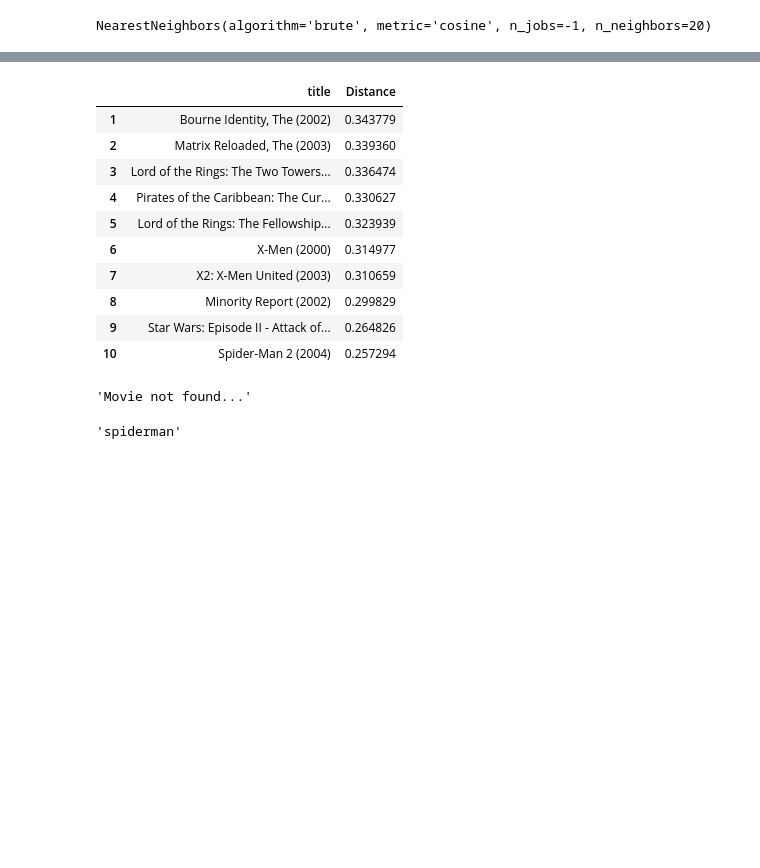
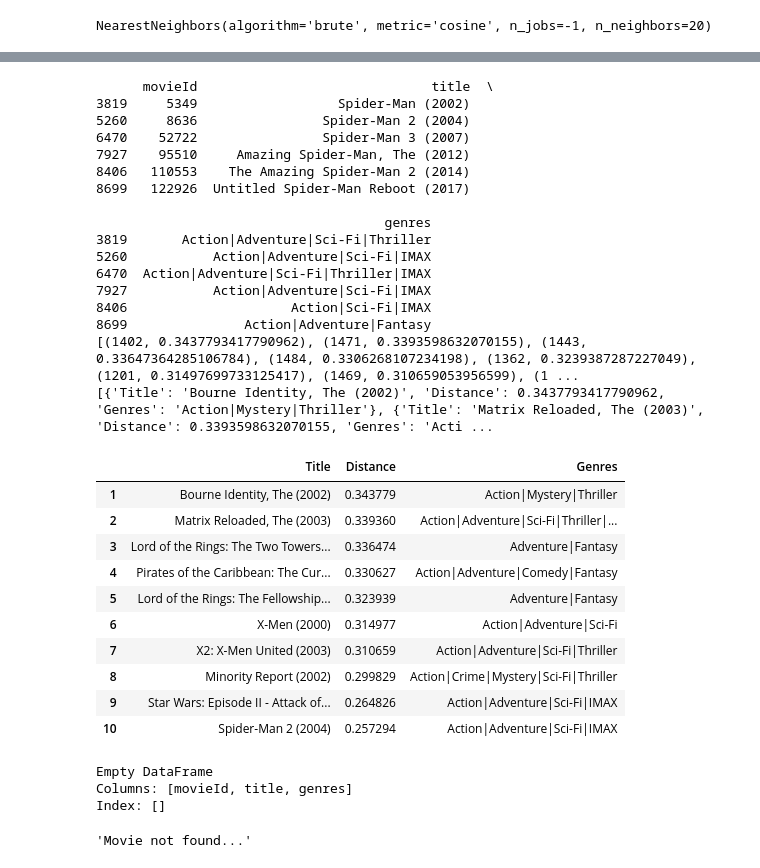
Before and after one commit to marcushsv/Movie-Recommender-Asaai, a Jupyter notebook: Movie Recommendation System.ipynb, the cells around one changed output, grey strips where cells are left out. Drawn from its saved outputs; the diff is of its cells as text; code cells hidden in the pictures; blank space fills up the shorter version.

```diff
--- a/Movie Recommendation System.ipynb
+++ b/Movie Recommendation System.ipynb
@@ -208,16 +208,19 @@ def get_recommendation_genre(movie_name, genre = "", non_genre="  "):
     movie_list_genre = movies[movies['genres'].str.contains(genre, case=False)]
     movie_list_genre = movie_list_genre[movie_list_genre['genres'].str.contains(non_genre, case=False) == False]
     movie_list = movie_list_genre[movie_list_genre['title'].str.replace(r"[^a-zA-Z0-9]", "", regex=True).str.contains(normalized_movie_name, case=False)]
+    print(movie_list)
     if len(movie_list):
         movie_idx = movie_list.iloc[0]['movieId']
         movie_idx = final_dataset[final_dataset['movieId'] == movie_idx].index[0]
         distance, indices = knn.kneighbors(csr_data[movie_idx], n_neighbors=11)
         rec_movies_indices = sorted(list(zip(indices.squeeze().tolist(), distance.squeeze().tolist())), key=lambda x: x[1])[:0: -1]
+        print(rec_movies_indices, "lol")
         recommended_movies = []
         for val in rec_movies_indices:
             movie_idx = final_dataset.iloc[val[0]]['movieId']
             idx = movies[movies['movieId'] == movie_idx].index
-            recommended_movies.append({'Title': movies.iloc[idx]['title'].values[0], 'Distance': val[1]})
+            recommended_movies.append({'Title': movies.iloc[idx]['title'].values[0], 'Distance': val[1], 'Genres': movies.iloc[idx]['genres'].values[0]})
+        print(recommended_movies,"\n")
         df = pd.DataFrame(recommended_movies, index=range(1, 11))
         return df
     else:
@@ -361,25 +296,41 @@ get_recommendation_genre("spider-man", "action", "drama")
 # %%
-get_recommendation_genre("spider-man", "thriller")
+get_recommendation_genre("spider-man")
 # %% [output]
+      movieId                              title  \
+3819     5349                  Spider-Man (2002)
+5260     8636                Spider-Man 2 (2004)
+6470    52722                Spider-Man 3 (2007)
+7927    95510     Amazing Spider-Man, The (2012)
+8406   110553    The Amazing Spider-Man 2 (2014)
+8699   122926  Untitled Spider-Man Reboot (2017)
+
+                                     genres
+3819       Action|Adventure|Sci-Fi|Thriller
+5260           Action|Adventure|Sci-Fi|IMAX
+6470  Action|Adventure|Sci-Fi|Thriller|IMAX
+7927           Action|Adventure|Sci-Fi|IMAX
+8406                     Action|Sci-Fi|IMAX
+8699               Action|Adventure|Fantasy
+[(1402, 0.3437793417790962), (1471, 0.3393598632070155), (1443, 0.33647364285106784), (1484, 0.3306268107234198), (1362, 0.3239387287227049), (1201, 0.31497699733125417), (1469, 0.310659053956599), (1 ...
+[{'Title': 'Bourne Identity, The (2002)', 'Distance': 0.3437793417790962, 'Genres': 'Action|Mystery|Thriller'}, {'Title': 'Matrix Reloaded, The (2003)', 'Distance': 0.3393598632070155, 'Genres': 'Acti ...
-|  | title | Distance |
-| 1 | Bourne Identity, The (2002) | 0.343779 |
-| 2 | Matrix Reloaded, The (2003) | 0.339360 |
-| 3 | Lord of the Rings: The Two Towers... | 0.336474 |
-| 4 | Pirates of the Caribbean: The Cur... | 0.330627 |
-| 5 | Lord of the Rings: The Fellowship... | 0.323939 |
-| 6 | X-Men (2000) | 0.314977 |
-| 7 | X2: X-Men United (2003) | 0.310659 |
-| 8 | Minority Report (2002) | 0.299829 |
-| 9 | Star Wars: Episode II - Attack of... | 0.264826 |
-| 10 | Spider-Man 2 (2004) | 0.257294 |
+|  | Title | Distance | Genres |
+| 1 | Bourne Identity, The (2002) | 0.343779 | Action|Mystery|Thriller |
+| 2 | Matrix Reloaded, The (2003) | 0.339360 | Action|Adventure|Sci-Fi|Thriller|... |
+| 3 | Lord of the Rings: The Two Towers... | 0.336474 | Adventure|Fantasy |
+| 4 | Pirates of the Caribbean: The Cur... | 0.330627 | Action|Adventure|Comedy|Fantasy |
+| 5 | Lord of the Rings: The Fellowship... | 0.323939 | Adventure|Fantasy |
+| 6 | X-Men (2000) | 0.314977 | Action|Adventure|Sci-Fi |
+| 7 | X2: X-Men United (2003) | 0.310659 | Action|Adventure|Sci-Fi|Thriller |
+| 8 | Minority Report (2002) | 0.299829 | Action|Crime|Mystery|Sci-Fi|Thriller |
+| 9 | Star Wars: Episode II - Attack of... | 0.264826 | Action|Adventure|Sci-Fi|IMAX |
+| 10 | Spider-Man 2 (2004) | 0.257294 | Action|Adventure|Sci-Fi|IMAX |
 # %%
-get_recommendation_genre("Pulp Fiction")
+get_recommendation_genre("spider-man", "", "Action")
 # %% [output]
-'Movie not found...'
+Empty DataFrame
+Columns: [movieId, title, genres]
+Index: []
+'Movie not found...'
-# %%
-'SpiderMan'.lower()
-# %% [output]
-'spiderman'
 # %%
 import gradio as gr
 
```
Also changed, not shown: parts of 12 cells of this notebook.
